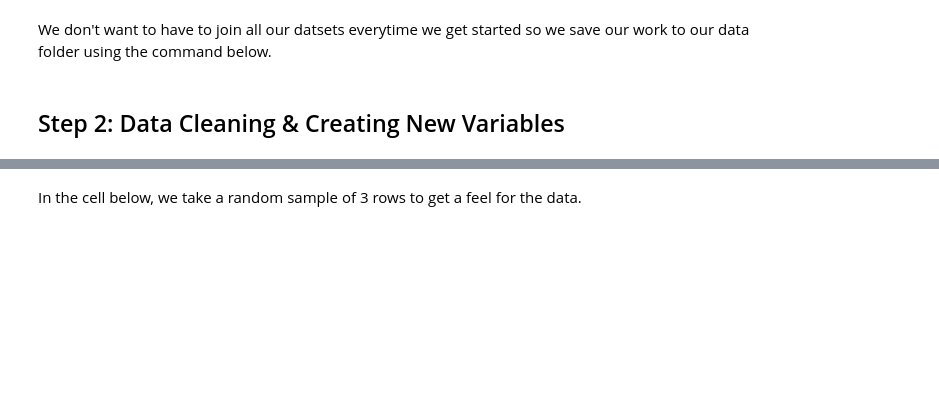
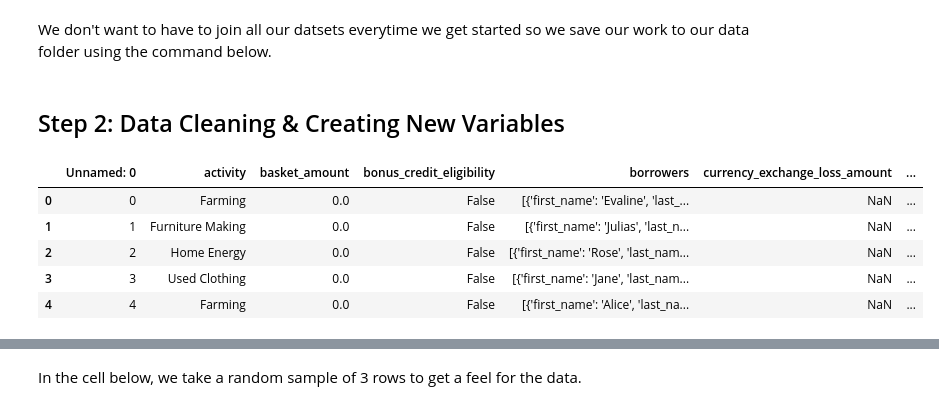
Before and after one commit to kipkurui/machine-learning, a Jupyter notebook: intro_to_machine_learning/module_1_exploratory_analysis/nbs/notebook_1_exploratory_analysis.ipynb, the cells around one changed output, grey strips where cells are left out. Drawn from its saved outputs; the diff is of its cells as text; code cells hidden in the pictures; blank space fills up the shorter version.

```diff
--- a/intro_to_machine_learning/module_1_exploratory_analysis/nbs/notebook_1_exploratory_analysis.ipynb
+++ b/intro_to_machine_learning/module_1_exploratory_analysis/nbs/notebook_1_exploratory_analysis.ipynb
@@ -229,5 +232,14 @@ We don't want to have to join all our datsets everytime we get started so we sav
 df.to_csv('../../data/df.csv')
 # %% [markdown]
 ## Step 2:  Data Cleaning & Creating New Variables
+# %%
+df.head()
+# %% [output]
+|  | Unnamed: 0 | activity | basket_amount | bonus_credit_eligibility | borrowers | currency_exchange_loss_amount | ... |
+| 0 | 0 | Farming | 0.0 | False | [{'first_name': 'Evaline', 'last_... | NaN | ... |
+| 1 | 1 | Furniture Making | 0.0 | False | [{'first_name': 'Julias', 'last_n... | NaN | ... |
+| 2 | 2 | Home Energy | 0.0 | False | [{'first_name': 'Rose', 'last_nam... | NaN | ... |
+| 3 | 3 | Used Clothing | 0.0 | False | [{'first_name': 'Jane', 'last_nam... | NaN | ... |
+| 4 | 4 | Farming | 0.0 | False | [{'first_name': 'Alice', 'last_na... | NaN | ... |
 # %%
 df=pd.read_csv(data_path+'/df.csv', low_memory=False)
```
Also changed, not shown: parts of 19 cells of this notebook, 1 other file.
